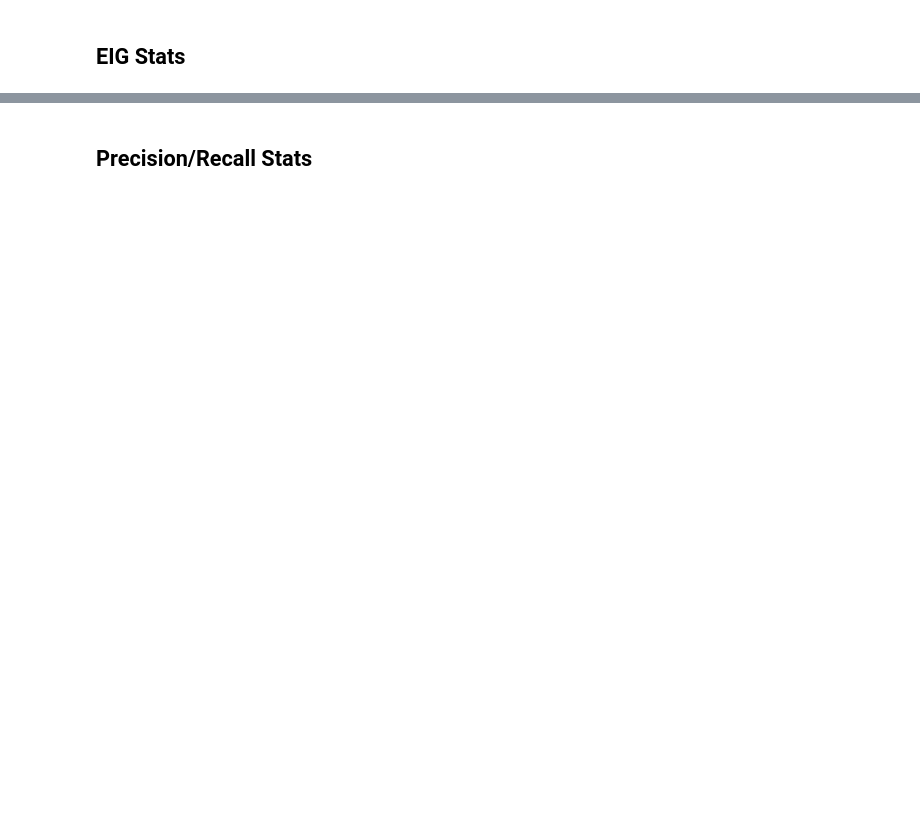
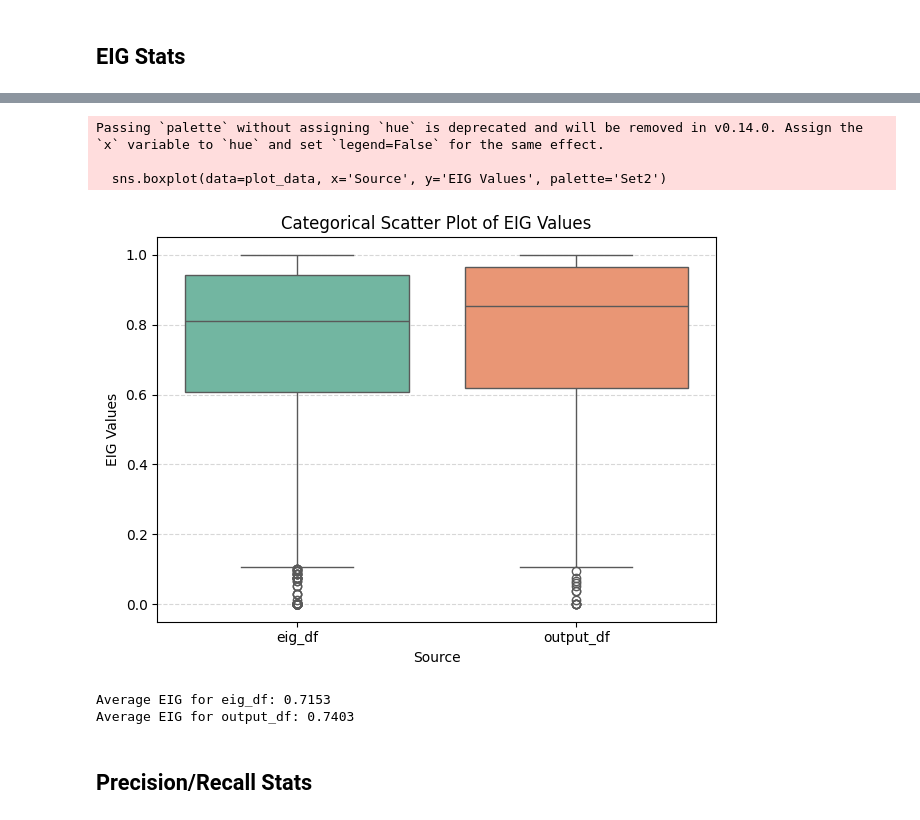
Before and after one commit to gabegrand/battleship, a Jupyter notebook: notebooks/captain_analysis.ipynb, the cells around one changed output, grey strips where cells are left out. Saved outputs shown, nothing was run; the diff lists cells and outputs as text; code cells hidden in the pictures; blank space fills up the shorter version.

Commit message:
cleaned up non-eig graphs

```diff
--- a/notebooks/captain_analysis.ipynb
+++ b/notebooks/captain_analysis.ipynb
@@ -187,3 +240,38 @@ print(f"Average EIG of alternative questions: {non_max['candidate_eig'].mean():.
+# %%
+import seaborn as sns
+
+import matplotlib.pyplot as plt
+
+# Prepare the data for plotting
+plot_data = pd.DataFrame({
+    'EIG Values': pd.concat([eig_df["eig"], output_df["calculated_eig"]], ignore_index=True),
+    'Source': ['eig_df'] * len(eig_df) + ['output_df'] * len(output_df)
+})
+
+# Create a boxplot instead of a scatter plot
+sns.boxplot(data=plot_data, x='Source', y='EIG Values', palette='Set2')
+
+# Add labels and title
+plt.title('Categorical Scatter Plot of EIG Values')
+plt.xlabel('Source')
+plt.ylabel('EIG Values')
+plt.grid(axis='y', linestyle='--', alpha=0.5)
+plt.tight_layout()
+plt.show()
+
+# Calculate and print the average EIG values for both distributions
+avg_eig_df = eig_df["eig"].mean()
+avg_output_df = output_df["calculated_eig"].astype(float).mean()
+
+print(f"Average EIG for eig_df: {avg_eig_df:.4f}")
+print(f"Average EIG for output_df: {avg_output_df:.4f}")
+# %% [output]
+Passing `palette` without assigning `hue` is deprecated and will be removed in v0.14.0. Assign the `x` variable to `hue` and set `legend=False` for the same effect.
+
+  sns.boxplot(data=plot_data, x='Source', y='EIG Values', palette='Set2')
+[figure, added]
+Average EIG for eig_df: 0.7153
+Average EIG for output_df: 0.7403
 # %%
 
 # Function to find and process result files
```
Also changed, not shown: parts of 20 cells of this notebook.
